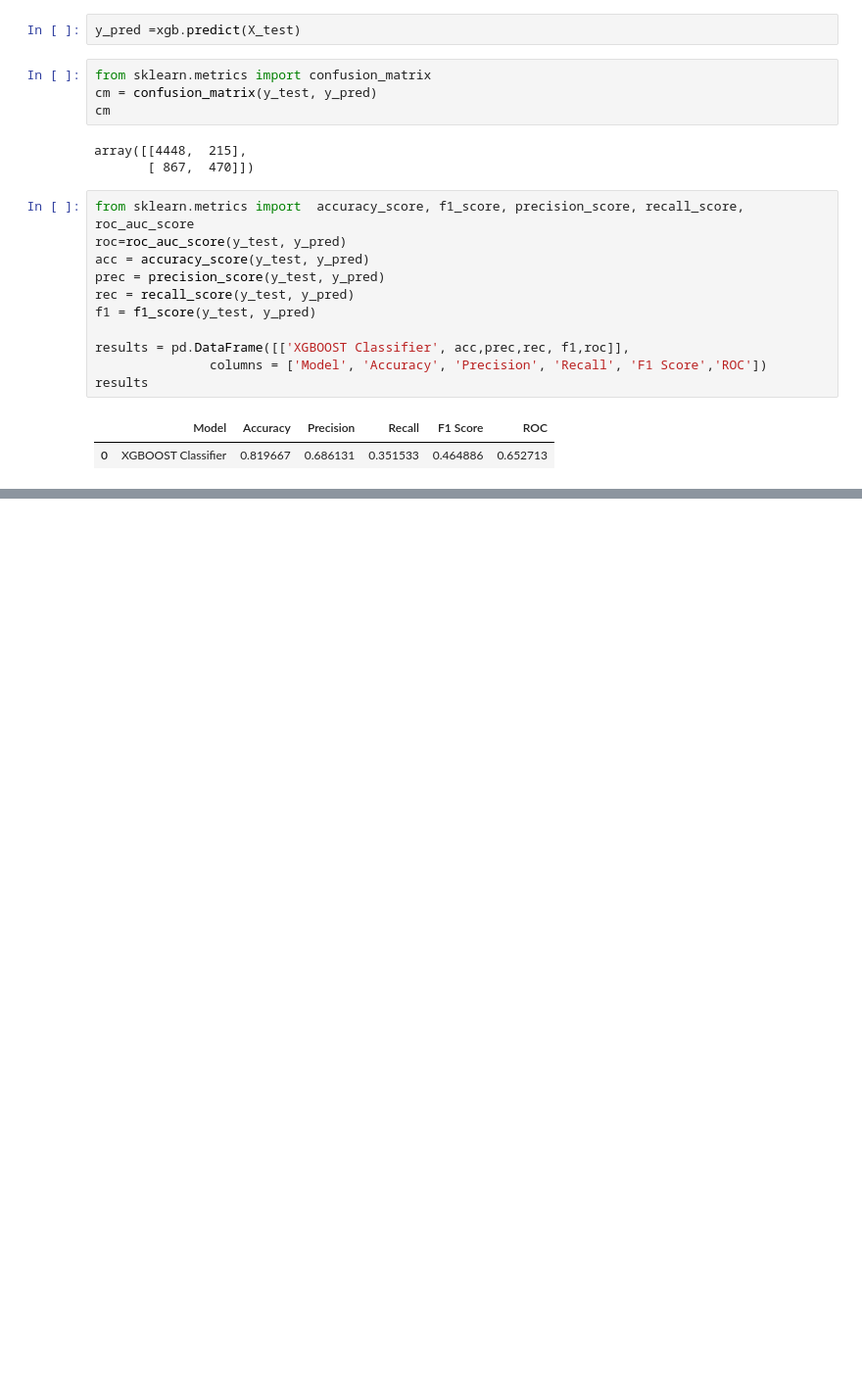
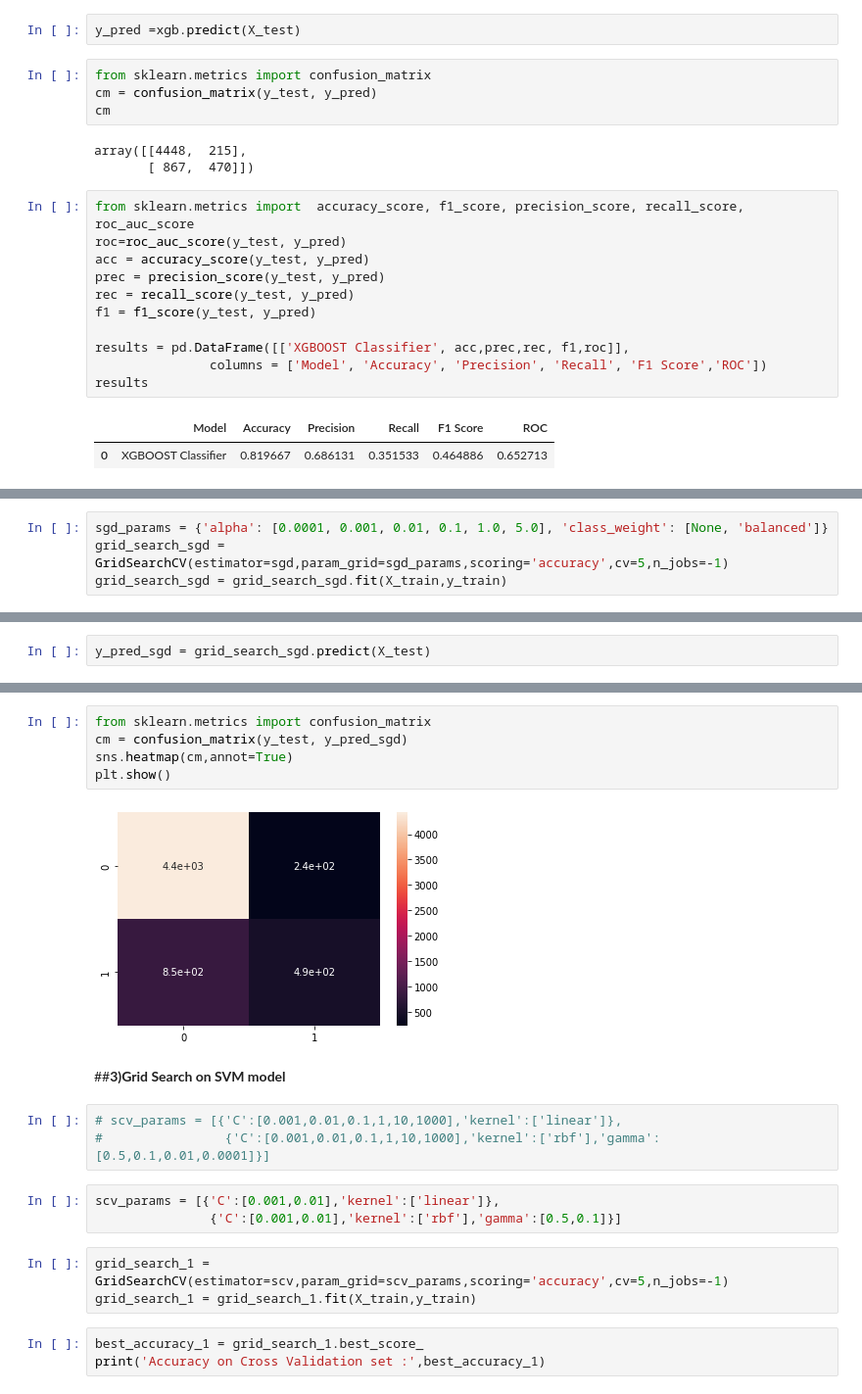
Before and after one commit to AnkitPatel745/Credit-Card-Default-Prediction-Capstone-Project, a Jupyter notebook: Credit_Card_Default_Prediction_Capstone_Project.ipynb, the cells around one changed output, grey strips where cells are left out. Shown: that part at 98% size. Drawn from its saved outputs; the diff is of its cells as text; blank space fills up the shorter version.

Commit message:
Model Optimization using Grid Search and K-Fold Cross validation

```diff
--- a/Credit_Card_Default_Prediction_Capstone_Project.ipynb
+++ b/Credit_Card_Default_Prediction_Capstone_Project.ipynb
@@ -1195,0 +1238,4 @@ results
+# %%
+sgd_params = {'alpha': [0.0001, 0.001, 0.01, 0.1, 1.0, 5.0], 'class_weight': [None, 'balanced']}
+grid_search_sgd = GridSearchCV(estimator=sgd,param_grid=sgd_params,scoring='accuracy',cv=5,n_jobs=-1)
+grid_search_sgd = grid_search_sgd.fit(X_train,y_train)
@@ -1195,0 +1247,2 @@ results
+# %%
+y_pred_sgd = grid_search_sgd.predict(X_test)
@@ -1195,0 +1265,21 @@ results
+# %%
+from sklearn.metrics import confusion_matrix
+cm = confusion_matrix(y_test, y_pred_sgd)
+sns.heatmap(cm,annot=True)
+plt.show()
+# %% [output]
+[figure, added]
+# %% [markdown]
+##**3)Grid Search on SVM model**
+# %%
+# scv_params = [{'C':[0.001,0.01,0.1,1,10,1000],'kernel':['linear']},
+#                {'C':[0.001,0.01,0.1,1,10,1000],'kernel':['rbf'],'gamma':[0.5,0.1,0.01,0.0001]}]
+# %%
+scv_params = [{'C':[0.001,0.01],'kernel':['linear']},
+               {'C':[0.001,0.01],'kernel':['rbf'],'gamma':[0.5,0.1]}]
+# %%
+grid_search_1 = GridSearchCV(estimator=scv,param_grid=scv_params,scoring='accuracy',cv=5,n_jobs=-1)
+grid_search_1 = grid_search_1.fit(X_train,y_train)
+# %%
+best_accuracy_1 = grid_search_1.best_score_
+print('Accuracy on Cross Validation set :',best_accuracy_1)
```
Also changed, not shown: parts of 25 cells of this notebook.
